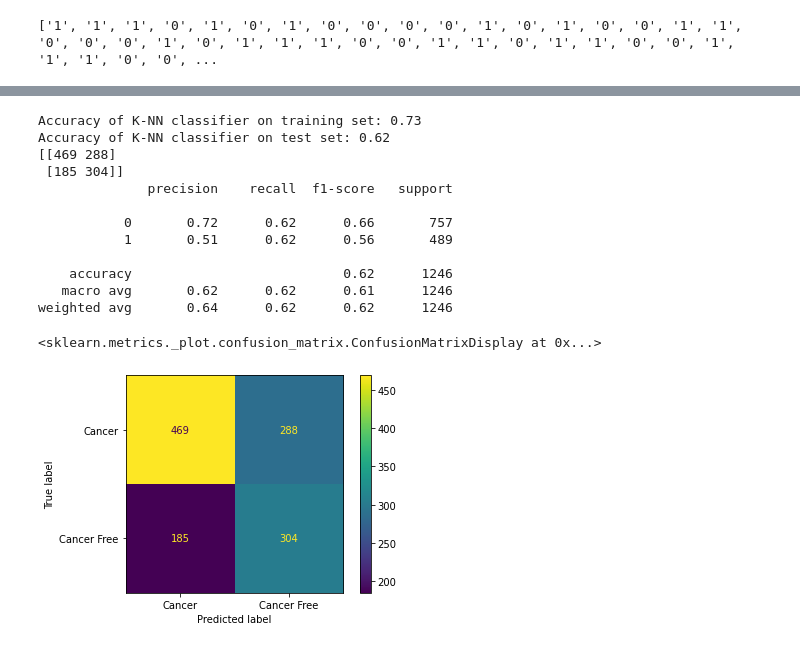
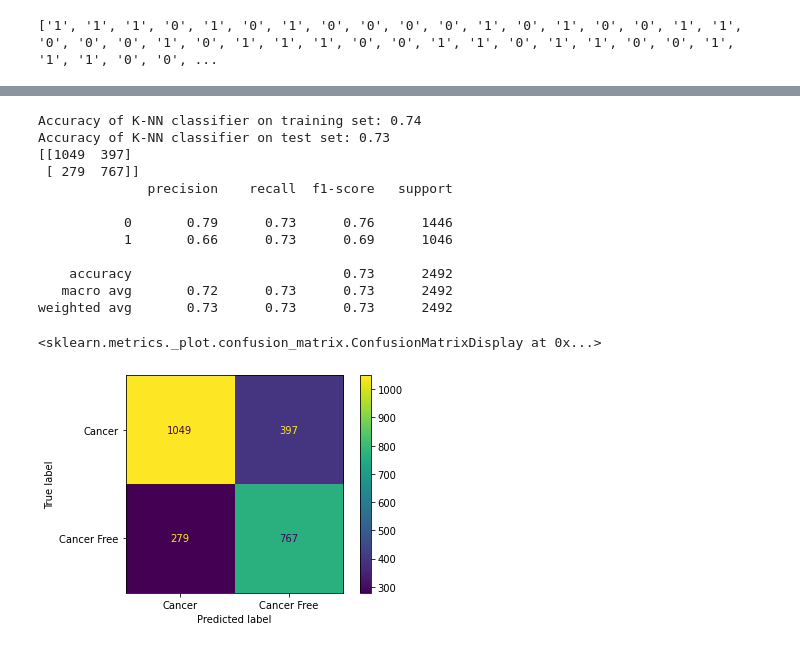
Before and after one commit to EMAT31530/ai-group-project-group-22, a Jupyter notebook: Autoencoder.ipynb, the cells around one changed output, grey strips where cells are left out. Saved outputs shown, nothing was run; the diff lists cells and outputs as text; code cells hidden in the pictures.

```diff
--- a/Autoencoder.ipynb
+++ b/Autoencoder.ipynb
@@ -161,8 +211,8 @@ def build_autoencoder(img_shape, code_size):
 # %%
 
 # Same as (32,32,3), we neglect the number of instances from shape
-IMG_SHAPE = X.shape[1:]
-encoder, decoder = build_autoencoder(IMG_SHAPE, 20)
+IMG_SHAPE = X_SL.shape[1:]
+encoder, decoder = build_autoencoder(IMG_SHAPE, 25)
 
 inp = Input(IMG_SHAPE)
 code = encoder(inp)
@@ -170,7 +220,7 @@ reconstruction = decoder(code)
 
 autoencoder = Model(inp,reconstruction)
 opt = tf.keras.optimizers.Adam(0.001)
-autoencoder.compile(optimizer=opt, loss='mse')
+autoencoder.compile(optimizer=opt, loss='mse', metrics=['accuracy', tf.keras.metrics.AUC()])
 
 print(autoencoder.summary())
 # %% [output]
@@ -419,0 +649,11 @@ from sklearn.metrics import confusion_matrix
+# %%
+y_train = SLy_train
+y_test = SLy_test
+codes_train = Basic_codes_train
+codes_test = Basic_codes_test
+# %%
+codes_train_array = np.array(Conv_codes_train)
+codes_test_array = np.array(Conv_codes_test)
+print(codes_test_array.shape)
+codes_train = codes_train_array.reshape(9964,128)
+codes_test = codes_test_array.reshape(2492,128)
@@ -422,28 +664,28 @@ from sklearn.metrics import classification_report, ConfusionMatrixDisplay
 from sklearn.metrics import confusion_matrix
 from sklearn.discriminant_analysis import LinearDiscriminantAnalysis
 lda = LinearDiscriminantAnalysis()
-lda.fit(codes_train, y_train)
+lda.fit(codes_train, SLy_train)
 print('Accuracy of LDA classifier on training set: {:.2f}'
-     .format(lda.score(codes_train, y_train)))
+     .format(lda.score(codes_train, SLy_train)))
 print('Accuracy of LDA classifier on test set: {:.2f}'
-     .format(lda.score(codes_test, y_test)))
+     .format(lda.score(codes_test, SLy_test)))
 
 from sklearn.discriminant_analysis import QuadraticDiscriminantAnalysis
 qda = QuadraticDiscriminantAnalysis()
-qda.fit(codes_train, y_train)
+qda.fit(codes_train, SLy_train)
 print('Accuracy of QDA classifier on training set: {:.2f}'
-     .format(qda.score(codes_train, y_train)))
+     .format(qda.score(codes_train, SLy_train)))
 print('Accuracy of QDA classifier on test set: {:.2f}'
-     .format(qda.score(codes_test, y_test)))
+     .format(qda.score(codes_test, SLy_test)))
 
 y_pred_lda = lda.predict(codes_test)
 y_pred_qda = qda.predict(codes_test)
 
-print(confusion_matrix(y_test, y_pred_lda))
-print(classification_report(y_test, y_pred_lda))
-print(confusion_matrix(y_test, y_pred_qda))
-print(classification_report(y_test, y_pred_qda))
+print(confusion_matrix(SLy_test, y_pred_lda))
+print(classification_report(SLy_test, y_pred_lda))
+print(confusion_matrix(SLy_test, y_pred_qda))
+print(classification_report(SLy_test, y_pred_qda))
 
-ConfusionMatrixDisplay.from_predictions(y_test, y_pred_lda, display_labels=['Cancer', 'Cancer Free'])
-ConfusionMatrixDisplay.from_predictions(y_test, y_pred_qda, display_labels=['Cancer', 'Cancer Free'])
+ConfusionMatrixDisplay.from_predictions(SLy_test, y_pred_lda, display_labels=['Cancer', 'Cancer Free'])
+ConfusionMatrixDisplay.from_predictions(SLy_test, y_pred_qda, display_labels=['Cancer', 'Cancer Free'])
 # %% [output]
@@ -512,28 +764,28 @@ KeyboardInterrupt: ignored
 # %%
 from sklearn.neighbors import KNeighborsClassifier
-knn = KNeighborsClassifier(n_neighbors=6)
+knn = KNeighborsClassifier(n_neighbors=22, weights = 'uniform')
 knn.fit(codes_train, y_train)
 print('Accuracy of K-NN classifier on training set: {:.2f}'
      .format(knn.score(codes_train, y_train)))
 print('Accuracy of K-NN classifier on test set: {:.2f}'
      .format(knn.score(codes_test, y_test)))
 y_pred = knn.predict(codes_test)
 print(confusion_matrix(y_test, y_pred))
 print(classification_report(y_test, y_pred))
 
 ConfusionMatrixDisplay.from_predictions(y_test, y_pred, display_labels=['Cancer', 'Cancer Free'])
 # %% [output]
-Accuracy of K-NN classifier on training set: 0.73
-Accuracy of K-NN classifier on test set: 0.62
-[[469 288]
- [185 304]]
+Accuracy of K-NN classifier on training set: 0.74
+Accuracy of K-NN classifier on test set: 0.73
+[[1049  397]
+ [ 279  767]]
               precision    recall  f1-score   support
 
-           0       0.72      0.62      0.66       757
-           1       0.51      0.62      0.56       489
+           0       0.79      0.73      0.76      1446
+           1       0.66      0.73      0.69      1046
 
-    accuracy                           0.62      1246
-   macro avg       0.62      0.62      0.61      1246
-weighted avg       0.64      0.62      0.62      1246
+    accuracy                           0.73      2492
+   macro avg       0.72      0.73      0.73      2492
+weighted avg       0.73      0.73      0.73      2492
 <sklearn.metrics._plot.confusion_matrix.ConfusionMatrixDisplay at 0x...>
-[figure, old version]
+[figure, new version]
```
Also changed, not shown: parts of 68 cells of this notebook.
